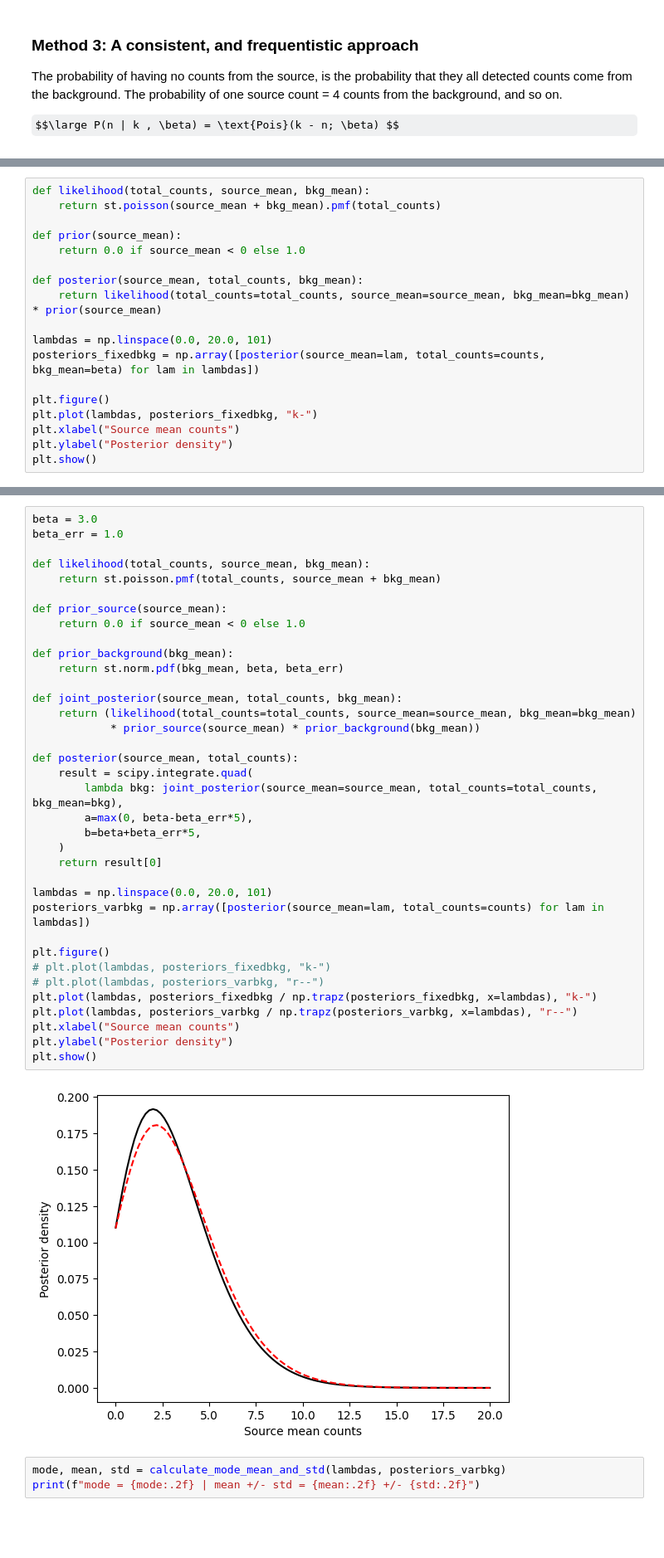
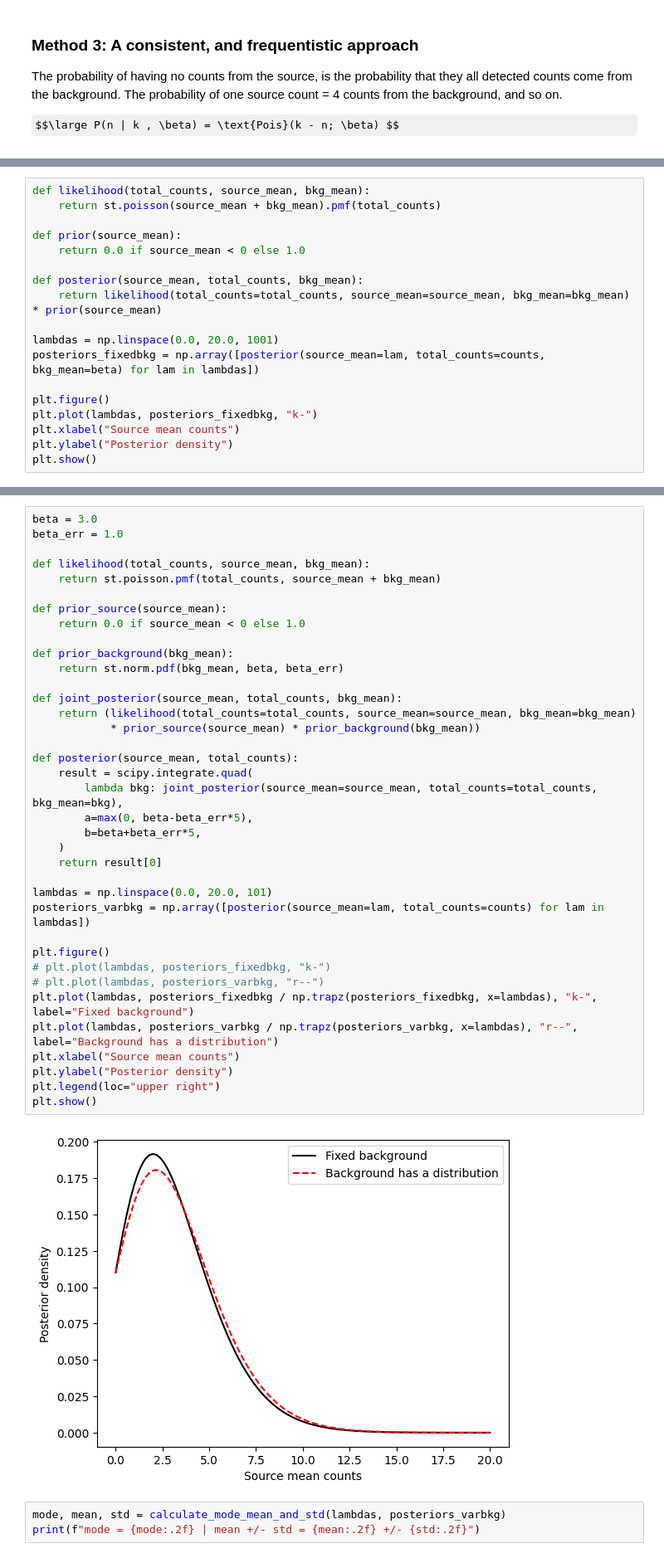
Before and after one commit to astrostatistics-in-crete/2023_summer_school, a Jupyter notebook: Bayesian/Bayesian_S.ipynb, the cells around one changed output, grey strips where cells are left out. Shown at 83% size. Saved outputs shown, nothing was run; the diff lists cells and outputs as text; some formulas as TeX source; blank space fills up the shorter version.

```diff
--- a/Bayesian/Bayesian_S.ipynb
+++ b/Bayesian/Bayesian_S.ipynb
@@ -546,7 +563,7 @@ def prior(source_mean):
 def posterior(source_mean, total_counts, bkg_mean):
     return likelihood(total_counts=total_counts, source_mean=source_mean, bkg_mean=bkg_mean) * prior(source_mean)
 
-lambdas = np.linspace(0.0, 20.0, 101)
+lambdas = np.linspace(0.0, 20.0, 1001)
 posteriors_fixedbkg = np.array([posterior(source_mean=lam, total_counts=counts, bkg_mean=beta) for lam in lambdas])
 
 plt.figure()
@@ -623,36 +656,37 @@ def likelihood(total_counts, source_mean, bkg_mean):
     return st.poisson.pmf(total_counts, source_mean + bkg_mean)
 
 def prior_source(source_mean):
     return 0.0 if source_mean < 0 else 1.0
 
 def prior_background(bkg_mean):
     return st.norm.pdf(bkg_mean, beta, beta_err)
 
 def joint_posterior(source_mean, total_counts, bkg_mean):
     return (likelihood(total_counts=total_counts, source_mean=source_mean, bkg_mean=bkg_mean)
             * prior_source(source_mean) * prior_background(bkg_mean))
 
 def posterior(source_mean, total_counts):
     result = scipy.integrate.quad(
         lambda bkg: joint_posterior(source_mean=source_mean, total_counts=total_counts, bkg_mean=bkg),
         a=max(0, beta-beta_err*5),
         b=beta+beta_err*5,
     )
     return result[0]
 
 lambdas = np.linspace(0.0, 20.0, 101)
 posteriors_varbkg = np.array([posterior(source_mean=lam, total_counts=counts) for lam in lambdas])
 
 plt.figure()
 # plt.plot(lambdas, posteriors_fixedbkg, "k-")
 # plt.plot(lambdas, posteriors_varbkg, "r--")
-plt.plot(lambdas, posteriors_fixedbkg / np.trapz(posteriors_fixedbkg, x=lambdas), "k-")
-plt.plot(lambdas, posteriors_varbkg / np.trapz(posteriors_varbkg, x=lambdas), "r--")
+plt.plot(lambdas, posteriors_fixedbkg / np.trapz(posteriors_fixedbkg, x=lambdas), "k-", label="Fixed background")
+plt.plot(lambdas, posteriors_varbkg / np.trapz(posteriors_varbkg, x=lambdas), "r--", label="Background has a distribution")
 plt.xlabel("Source mean counts")
 plt.ylabel("Posterior density")
+plt.legend(loc="upper right")
 plt.show()
 # %% [output]
-[figure, old version]
+[figure, new version]
 # %%
 mode, mean, std = calculate_mode_mean_and_std(lambdas, posteriors_varbkg)
 print(f"mode = {mode:.2f} | mean +/- std = {mean:.2f} +/- {std:.2f}")
```
Also changed, not shown: parts of 27 cells of this notebook.
